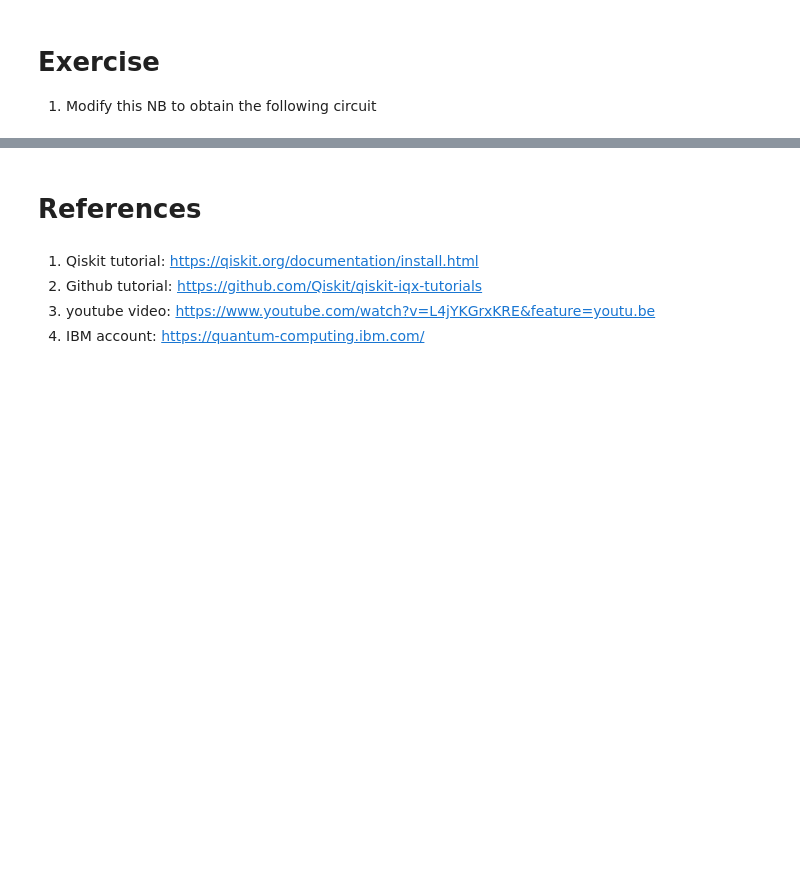
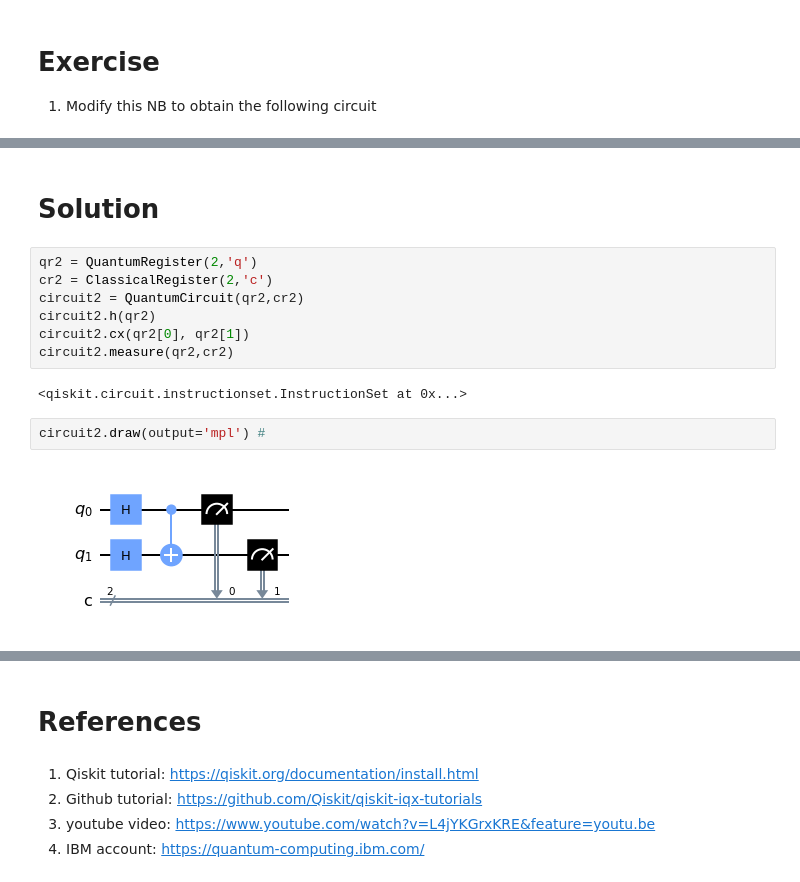
Before and after one commit to jaorduz/IntroQuantumCompu, a Jupyter notebook: NB_1/QC0_3_Qiskit.ipynb, the cells around one changed output, grey strips where cells are left out. Drawn from its saved outputs; the diff is of its cells as text; blank space fills up the shorter version.

Commit message:
Completed QC0_3_Qiskit

```diff
--- a/NB_1/QC0_3_Qiskit.ipynb
+++ b/NB_1/QC0_3_Qiskit.ipynb
@@ -117,0 +112,15 @@ WARNING: Ignoring invalid distribution -iskit-terra (c:\users\javier_orduzducuar
+# %% [markdown]
+# Solution
+# %%
+qr2 = QuantumRegister(2,'q')
+cr2 = ClassicalRegister(2,'c')
+circuit2 = QuantumCircuit(qr2,cr2)
+circuit2.h(qr2)
+circuit2.cx(qr2[0], qr2[1])
+circuit2.measure(qr2,cr2)
+# %% [output]
+<qiskit.circuit.instructionset.InstructionSet at 0x...>
+# %%
+circuit2.draw(output='mpl') #
+# %% [output]
+[figure, added]
```
Also changed, not shown: parts of 5 cells of this notebook.
